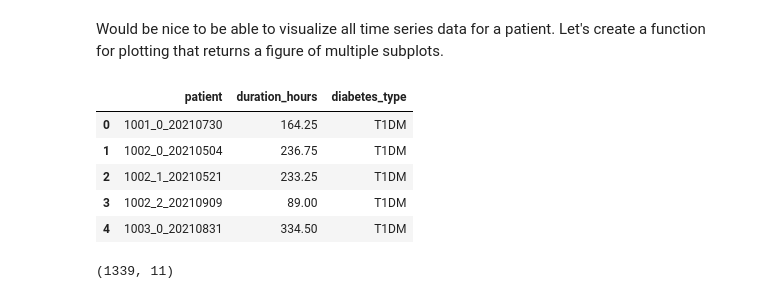
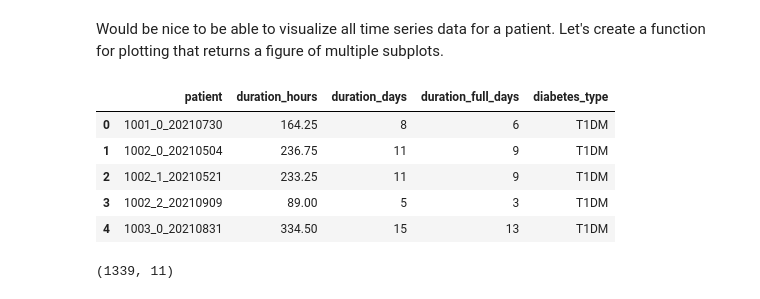
Before and after one commit to Aleks-cmyk/explore_diabetes_data, a Jupyter notebook: notebooks/00_eda.ipynb, the cells around one changed output. Saved outputs shown, nothing was run; the diff lists cells and outputs as text; code cells hidden in the pictures.

Commit message:
extract training data

```diff
--- a/notebooks/00_eda.ipynb
+++ b/notebooks/00_eda.ipynb
@@ -739,20 +740,22 @@ for i, (patient_id, patient_data) in enumerate(all_ts.items()):
 # %%
 data = []
 
 for patient_id, patient_data in all_ts.items():
 
     data.append({'patient': patient_id,
                 'duration_hours': (patient_data['time_series']['Date'].max() - patient_data['time_series']['Date'].min()).total_seconds() / 3600,
+                'duration_days': len(patient_data['time_series']['Date'].dt.day.unique()),
+                'duration_full_days': patient_data['time_series'].groupby(patient_data['time_series']['Date'].dt.date).apply(lambda x: len(x['Date'].dt.hour.unique()) == 24).sum(),
                 'diabetes_type': patient_data['summary']['Type of Diabetes'].values[0]})
 
 
 df_plot = pd.DataFrame(data)
 df_plot.head()
 # %% [output]
-|  | patient | duration_hours | diabetes_type |
-| 0 | 1001_0_20210730 | 164.25 | T1DM |
-| 1 | 1002_0_20210504 | 236.75 | T1DM |
-| 2 | 1002_1_20210521 | 233.25 | T1DM |
-| 3 | 1002_2_20210909 | 89.00 | T1DM |
-| 4 | 1003_0_20210831 | 334.50 | T1DM |
+|  | patient | duration_hours | duration_days | duration_full_days | diabetes_type |
+| 0 | 1001_0_20210730 | 164.25 | 8 | 6 | T1DM |
+| 1 | 1002_0_20210504 | 236.75 | 11 | 9 | T1DM |
+| 2 | 1002_1_20210521 | 233.25 | 11 | 9 | T1DM |
+| 3 | 1002_2_20210909 | 89.00 | 5 | 3 | T1DM |
+| 4 | 1003_0_20210831 | 334.50 | 15 | 13 | T1DM |
 # %%
```
Also changed, not shown: parts of 13 cells of this notebook.
